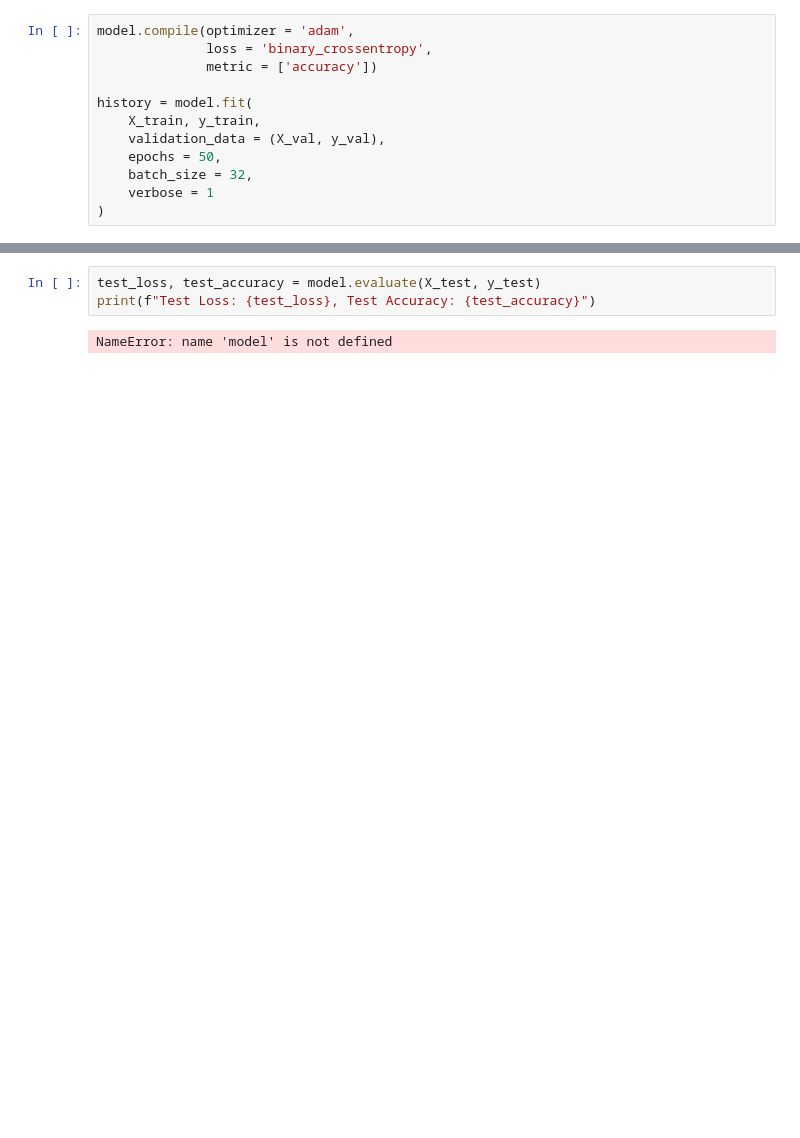
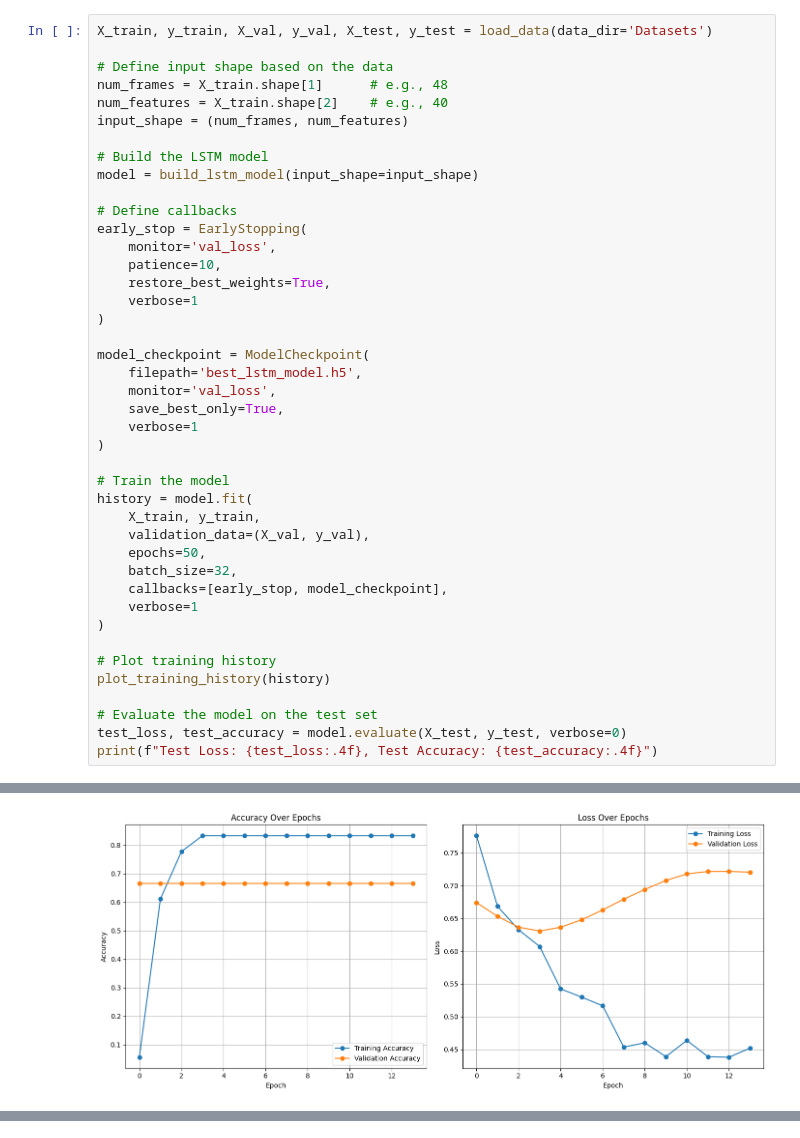
Before and after one commit to jacobposchl/LSTM-Basketball-Shot-Form-Analyzer, a Jupyter notebook: LSTM_Model.ipynb, the cells around one changed output, grey strips where cells are left out. Cells and saved outputs as stored; diff of their text form; blank space fills up the shorter version.

```diff
--- a/LSTM_Model.ipynb
+++ b/LSTM_Model.ipynb
@@ -30,13 +96,43 @@ AttributeError: 'list' object has no attribute 'shape'
 # %%
-model.compile(optimizer = 'adam',
-              loss = 'binary_crossentropy',
-              metric = ['accuracy'])
+X_train, y_train, X_val, y_val, X_test, y_test = load_data(data_dir='Datasets')
 
+# Define input shape based on the data
+num_frames = X_train.shape[1]      # e.g., 48
+num_features = X_train.shape[2]    # e.g., 40
+input_shape = (num_frames, num_features)
+
+# Build the LSTM model
+model = build_lstm_model(input_shape=input_shape)
+
+# Define callbacks
+early_stop = EarlyStopping(
+    monitor='val_loss',
+    patience=10,
+    restore_best_weights=True,
+    verbose=1
+)
+
+model_checkpoint = ModelCheckpoint(
+    filepath='best_lstm_model.h5',
+    monitor='val_loss',
+    save_best_only=True,
+    verbose=1
+)
+
+# Train the model
 history = model.fit(
     X_train, y_train,
-    validation_data = (X_val, y_val),
-    epochs = 50,
-    batch_size = 32,
-    verbose = 1
+    validation_data=(X_val, y_val),
+    epochs=50,
+    batch_size=32,
+    callbacks=[early_stop, model_checkpoint],
+    verbose=1
 )
+
+# Plot training history
+plot_training_history(history)
+
+# Evaluate the model on the test set
+test_loss, test_accuracy = model.evaluate(X_test, y_test, verbose=0)
+print(f"Test Loss: {test_loss:.4f}, Test Accuracy: {test_accuracy:.4f}")
 # %% [output]
@@ -43,0 +173 @@ NameError: name 'model' is not defined
+[figure, added]
@@ -44,5 +174,0 @@ NameError: name 'model' is not defined
-# %%
-test_loss, test_accuracy = model.evaluate(X_test, y_test)
-print(f"Test Loss: {test_loss}, Test Accuracy: {test_accuracy}")
-# %% [output]
-NameError: name 'model' is not defined
```
Also changed, not shown: parts of 5 cells of this notebook, 5 other files.
